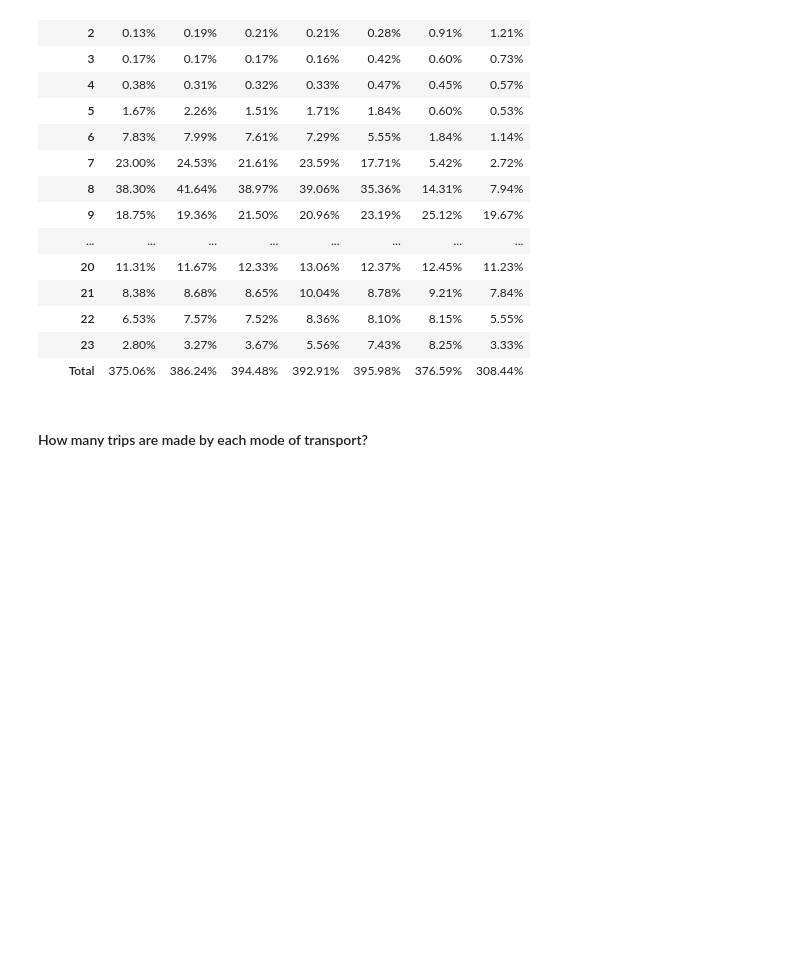
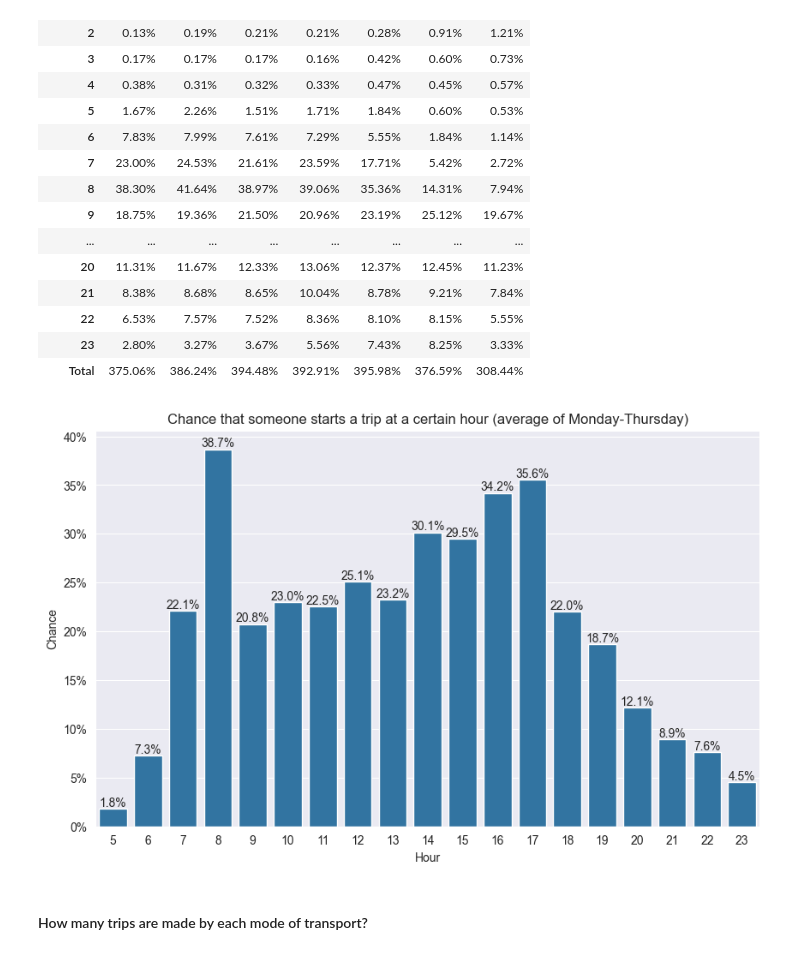
Before and after one commit to EwoutH/urban-self-driving-effects, a Jupyter notebook: prototyping/ODiN_analysis.ipynb, the cells around one changed output. Saved outputs shown, nothing was run; the diff lists cells and outputs as text; code cells hidden in the pictures; blank space fills up the shorter version.

```diff
--- a/prototyping/ODiN_analysis.ipynb
+++ b/prototyping/ODiN_analysis.ipynb
@@ -486,6 +486,27 @@ Name: OPID, dtype: int64
 | 22 | 6.53% | 7.57% | 7.52% | 8.36% | 8.10% | 8.15% | 5.55% |
 | 23 | 2.80% | 3.27% | 3.67% | 5.56% | 7.43% | 8.25% | 3.33% |
 | Total | 375.06% | 386.24% | 394.48% | 392.91% | 395.98% | 376.59% | 308.44% |
+# %%
+# Create a plot of the chance that someone starts a trip at a certain hour using the average of Monday-Thursday
+trips_by_hour_normalized_average = trips_by_hour_normalized.loc[:, :4].mean(axis=1)
+# Drop the first 5 rows and the last row (Total)
+trips_by_hour_normalized_average = trips_by_hour_normalized_average.iloc[5:-1]
+# Create a barplot using seaborn. Format in percentages.
+plt.figure(figsize=(10, 6))
+sns.barplot(x=trips_by_hour_normalized_average.index, y=trips_by_hour_normalized_average)
+# Add the number of trips to the bars
+for i, v in enumerate(trips_by_hour_normalized_average):
+    plt.text(i, v, f"{v:.1%}", ha="center", va="bottom")
+# Format the y-axis as percentages
+plt.gca().set_yticklabels(['{:.0f}%'.format(x*100) for x in plt.gca().get_yticks()])
+# Add title and labels
+plt.title("Chance that someone starts a trip at a certain hour (average of Monday-Thursday)")
+plt.xlabel("Hour")
+plt.ylabel("Chance")
+# Save as svg to ../img
+plt.savefig("../img/chance_of_starting_trip_by_hour.svg", bbox_inches='tight')
+# %% [output]
+[figure, added]
 # %% [markdown]
 #### How many trips are made by each mode of transport?
 # %%
```
Also changed, not shown: parts of 6 cells of this notebook.
